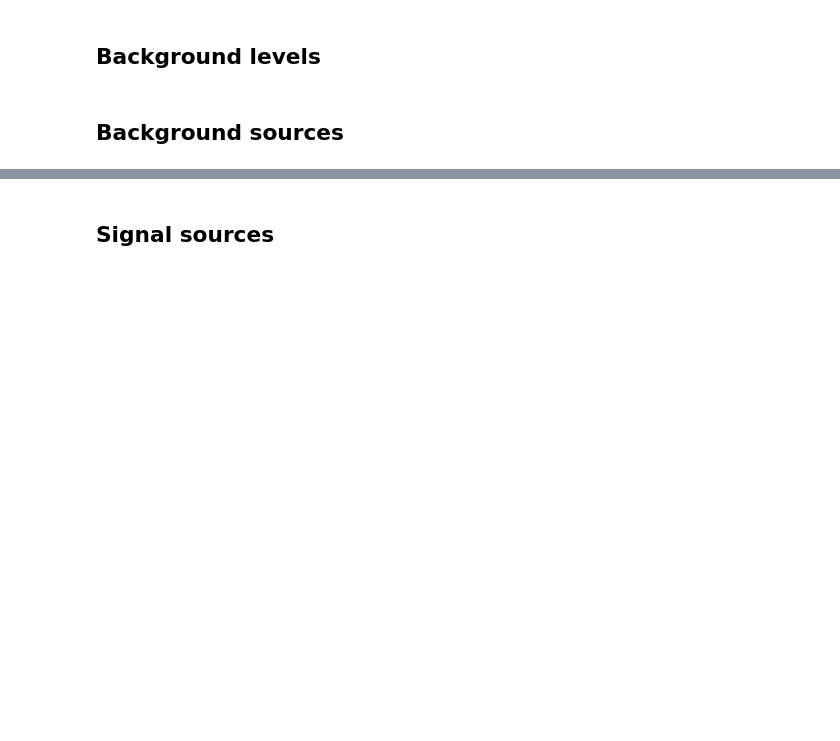
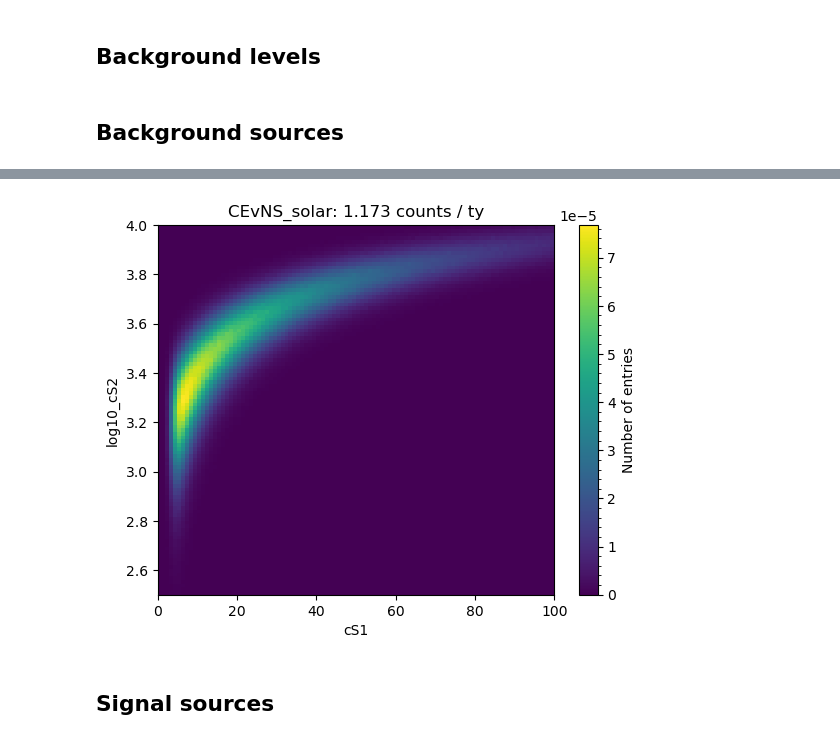
Before and after one commit to robertsjames/FlameFitSimple, a Jupyter notebook: analyses/WIMP_discovery/benchmark_templates.ipynb, the cells around one changed output, grey strips where cells are left out. Cells and saved outputs as stored; diff of their text form; code cells hidden in the pictures; blank space fills up the shorter version.

```diff
--- a/analyses/WIMP_discovery/benchmark_templates.ipynb
+++ b/analyses/WIMP_discovery/benchmark_templates.ipynb
@@ -216,3 +256,20 @@ pdfs[0]['neutrons'] = neutrons_hist * (CEvNS_other_LNGS_mu * neutrons_relative_t
+# %%
+CEvNS_solar_hist = Histdd(bins=100, range=[[cS1_min, cS1_max], [log10_cS2_min, log10_cS2_max]], axis_names=['cS1', 'log10_cS2'])
+
+CEvNS_solar_data = CEvNS_solar.simulate(int(1e7))
+
+CEvNS_solar_hist.add(CEvNS_solar_data['cs1'], np.log10(CEvNS_solar_data['cs2']))
+
+
+CEvNS_solar_mu = CEvNS_solar.estimate_mu(n_trials=int(1e7))
+CEvNS_solar_hist.histogram = CEvNS_solar_hist.histogram / CEvNS_solar_hist.n * CEvNS_solar_mu
+
+CEvNS_other_LNGS_hist.plot()
+plt.title(f'CEvNS_solar: {CEvNS_solar_mu:.3f} counts / ty')
+
+pdfs[0]['CEvNS_solar'] = CEvNS_solar_hist
+# %% [output]
+[figure, added]
 # %% [markdown]
 ## Signal sources
 # %%
```
Also changed, not shown: parts of 13 cells of this notebook, 5 other files.
